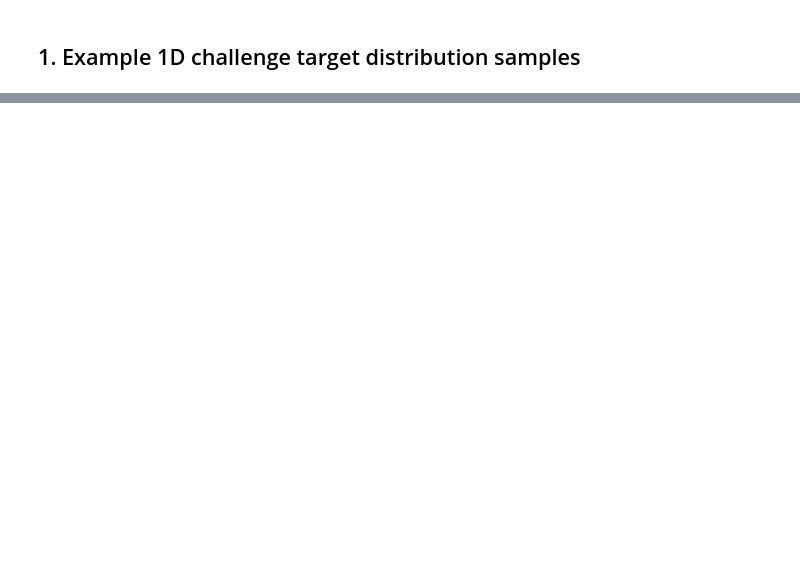
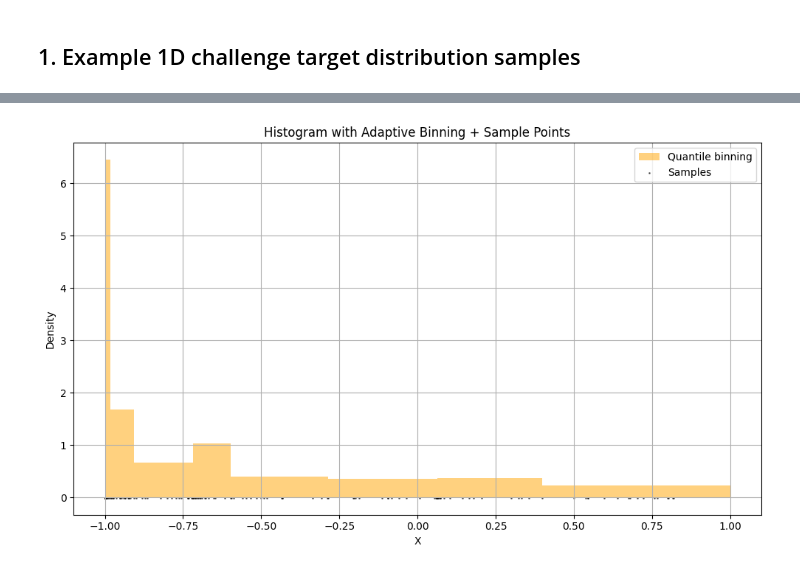
Before and after one commit to tig-foundation/automated-ai-innovator, a Jupyter notebook: challenges/binning/challenge_visualisation.ipynb, the cells around one changed output, grey strips where cells are left out. Saved outputs shown, nothing was run; the diff lists cells and outputs as text; code cells hidden in the pictures; blank space fills up the shorter version.

```diff
--- a/challenges/binning/challenge_visualisation.ipynb
+++ b/challenges/binning/challenge_visualisation.ipynb
@@ -58,0 +67,39 @@ plt.show()
+# %%
+def equal_quantile_binning(x_vals):
+    """
+    Binning based on equal empirical quantiles
+    """
+    num_bins = 8  # an arbitrarily chosen number of bins
+
+    quantile_vals = np.linspace(0, 1, num_bins + 1)
+    sort_inds = np.argsort(x_vals)
+
+    # get indices corresponding to nearest to quantile values
+    quantile_inds = [int(v * (len(sort_inds) - 1)) for v in quantile_vals]
+
+    # convert from quantile to actual values
+    bin_edges = np.sort(x_vals)[quantile_inds]
+    bin_edges = [-1] + bin_edges.tolist()[1:-1] + [1]  # ensure edges cover the valid domain
+
+    return bin_edges
+# %%
+# Assuming x is [num_pts, 1]
+x_flat = x[:, 0]
+
+# quantile binning
+bin_edges = equal_quantile_binning(x[:, 0])
+adaptive_counts, _ = np.histogram(x_flat, bins=bin_edges)
+
+# Plotting with horizontal scatter
+plt.figure(figsize=(10, 6))
+plt.hist(x_flat, bins=bin_edges, alpha=0.5, label='Quantile binning', color='orange', density=True)
+plt.scatter(x_flat, np.full_like(x_flat, -0.01), s=1, alpha=0.5, color='black', label='Samples')  # horizontal points
+plt.title('Histogram with Adaptive Binning + Sample Points')
+plt.xlabel('X')
+plt.ylabel('Density')
+plt.legend()
+plt.grid(True)
+plt.tight_layout()
+plt.show()
+# %% [output]
+[figure, added]
```
Also changed, not shown: parts of 6 cells of this notebook, 7 other files.
